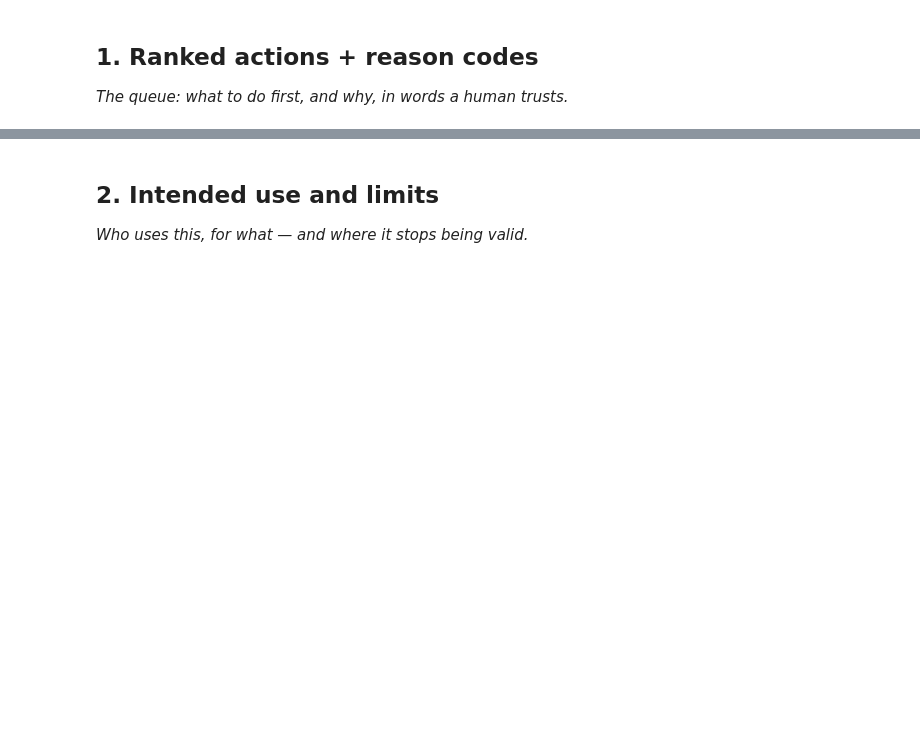
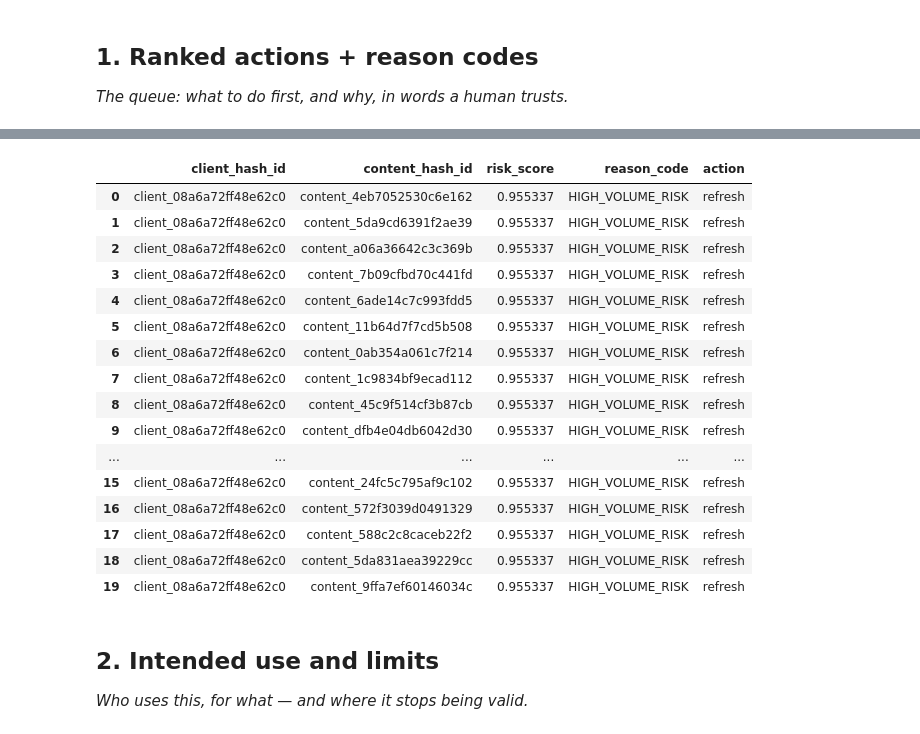
Before and after one commit to Zainab-Aijaz/FlyRank_ML_Assignment_Internship, a Jupyter notebook: work/notebooks/w07_action_playbook.ipynb, the cells around one changed output, grey strips where cells are left out. Drawn from its saved outputs; the diff is of its cells as text; code cells hidden in the pictures; blank space fills up the shorter version.

```diff
--- a/work/notebooks/w07_action_playbook.ipynb
+++ b/work/notebooks/w07_action_playbook.ipynb
@@ -25,3 +66,37 @@ False
 ## 1. Ranked actions + reason codes
 
 *The queue: what to do first, and why, in words a human trusts.*
+# %%
+# Score every page using the model validated in Week 6 (grouped split)
+data_model["risk_score"] = rf_grouped.predict_proba(X)[:, 1]
+
+# Reason codes, built from CONFIRMED/OPPOSITE-corrected signals only
+def reason_code(row):
+    if row["click_through_rate"] == 0 and row["impressions_window"] < 10:
+        return "ZERO_TRAFFIC_DEAD_PAGE"
+    high_volume = row["impressions_window"] >= data_model["impressions_window"].quantile(0.67)
+    real_momentum_decline = (row["momentum_missing"] == 0) and (row["momentum"] <= -1.0)
+    no_history = row["weighted_position_missing"] == 1
+
+    if no_history:
+        return "INSUFFICIENT_HISTORY"
+    elif high_volume and real_momentum_decline:
+        return "HIGH_VOLUME_AND_DECLINING"
+    elif high_volume:
+        return "HIGH_VOLUME_RISK"
+    elif real_momentum_decline:
+        return "SEVERE_MOMENTUM_DROP"
+    else:
+        return "MONITOR"
+
+data_model["reason_code"] = data_model.apply(reason_code, axis=1)
+data_model["action"] = data_model["reason_code"].map({
+    "ZERO_TRAFFIC_DEAD_PAGE": "review_or_deprioritize",
+    "INSUFFICIENT_HISTORY": "monitor_gather_data",
+    "HIGH_VOLUME_AND_DECLINING": "refresh_now",
+    "HIGH_VOLUME_RISK": "refresh",
+    "SEVERE_MOMENTUM_DROP": "investigate",
+    "MONITOR": "monitor"
+})
+
+print(data_model["reason_code"].value_counts())
@@ -28,3 +112,24 @@ False
+# %%
+ranked_queue = data_model.sort_values(["risk_score", "impressions_window"], ascending=[False, False]).reset_index(drop=True)
+ranked_queue[["client_hash_id", "content_hash_id", "risk_score", "reason_code", "action"]].head(20)
+# %% [output]
+|  | client_hash_id | content_hash_id | risk_score | reason_code | action |
+| 0 | client_08a6a72ff48e62c0 | content_4eb7052530c6e162 | 0.955337 | HIGH_VOLUME_RISK | refresh |
+| 1 | client_08a6a72ff48e62c0 | content_5da9cd6391f2ae39 | 0.955337 | HIGH_VOLUME_RISK | refresh |
+| 2 | client_08a6a72ff48e62c0 | content_a06a36642c3c369b | 0.955337 | HIGH_VOLUME_RISK | refresh |
+| 3 | client_08a6a72ff48e62c0 | content_7b09cfbd70c441fd | 0.955337 | HIGH_VOLUME_RISK | refresh |
+| 4 | client_08a6a72ff48e62c0 | content_6ade14c7c993fdd5 | 0.955337 | HIGH_VOLUME_RISK | refresh |
+| 5 | client_08a6a72ff48e62c0 | content_11b64d7f7cd5b508 | 0.955337 | HIGH_VOLUME_RISK | refresh |
+| 6 | client_08a6a72ff48e62c0 | content_0ab354a061c7f214 | 0.955337 | HIGH_VOLUME_RISK | refresh |
+| 7 | client_08a6a72ff48e62c0 | content_1c9834bf9ecad112 | 0.955337 | HIGH_VOLUME_RISK | refresh |
+| 8 | client_08a6a72ff48e62c0 | content_45c9f514cf3b87cb | 0.955337 | HIGH_VOLUME_RISK | refresh |
+| 9 | client_08a6a72ff48e62c0 | content_dfb4e04db6042d30 | 0.955337 | HIGH_VOLUME_RISK | refresh |
+| ... | ... | ... | ... | ... | ... |
+| 15 | client_08a6a72ff48e62c0 | content_24fc5c795af9c102 | 0.955337 | HIGH_VOLUME_RISK | refresh |
+| 16 | client_08a6a72ff48e62c0 | content_572f3039d0491329 | 0.955337 | HIGH_VOLUME_RISK | refresh |
+| 17 | client_08a6a72ff48e62c0 | content_588c2c8caceb22f2 | 0.955337 | HIGH_VOLUME_RISK | refresh |
+| 18 | client_08a6a72ff48e62c0 | content_5da831aea39229cc | 0.955337 | HIGH_VOLUME_RISK | refresh |
+| 19 | client_08a6a72ff48e62c0 | content_9ffa7ef60146034c | 0.955337 | HIGH_VOLUME_RISK | refresh |
 # %% [markdown]
 ## 2. Intended use and limits
 
```
Also changed, not shown: parts of 10 cells of this notebook.
